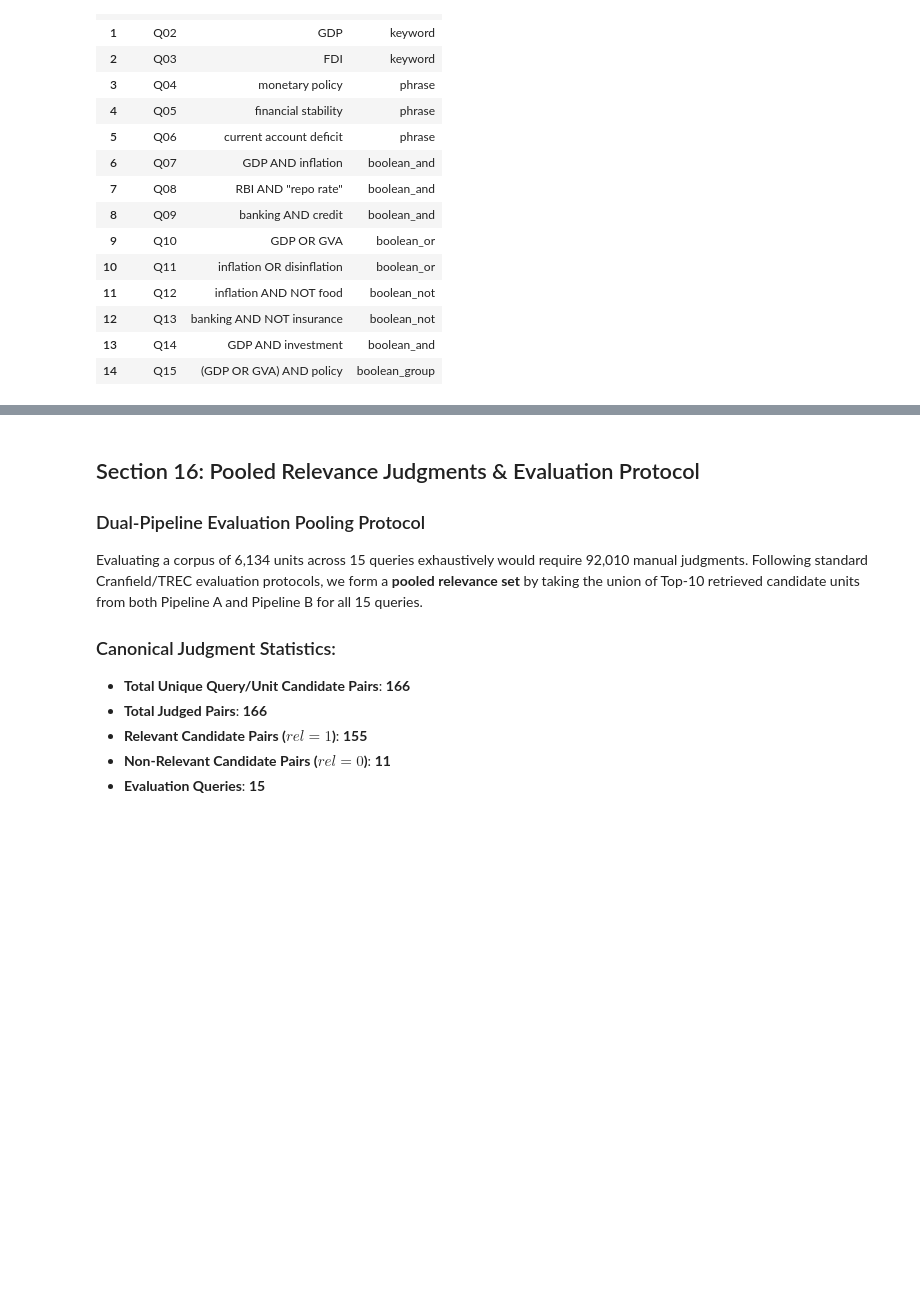
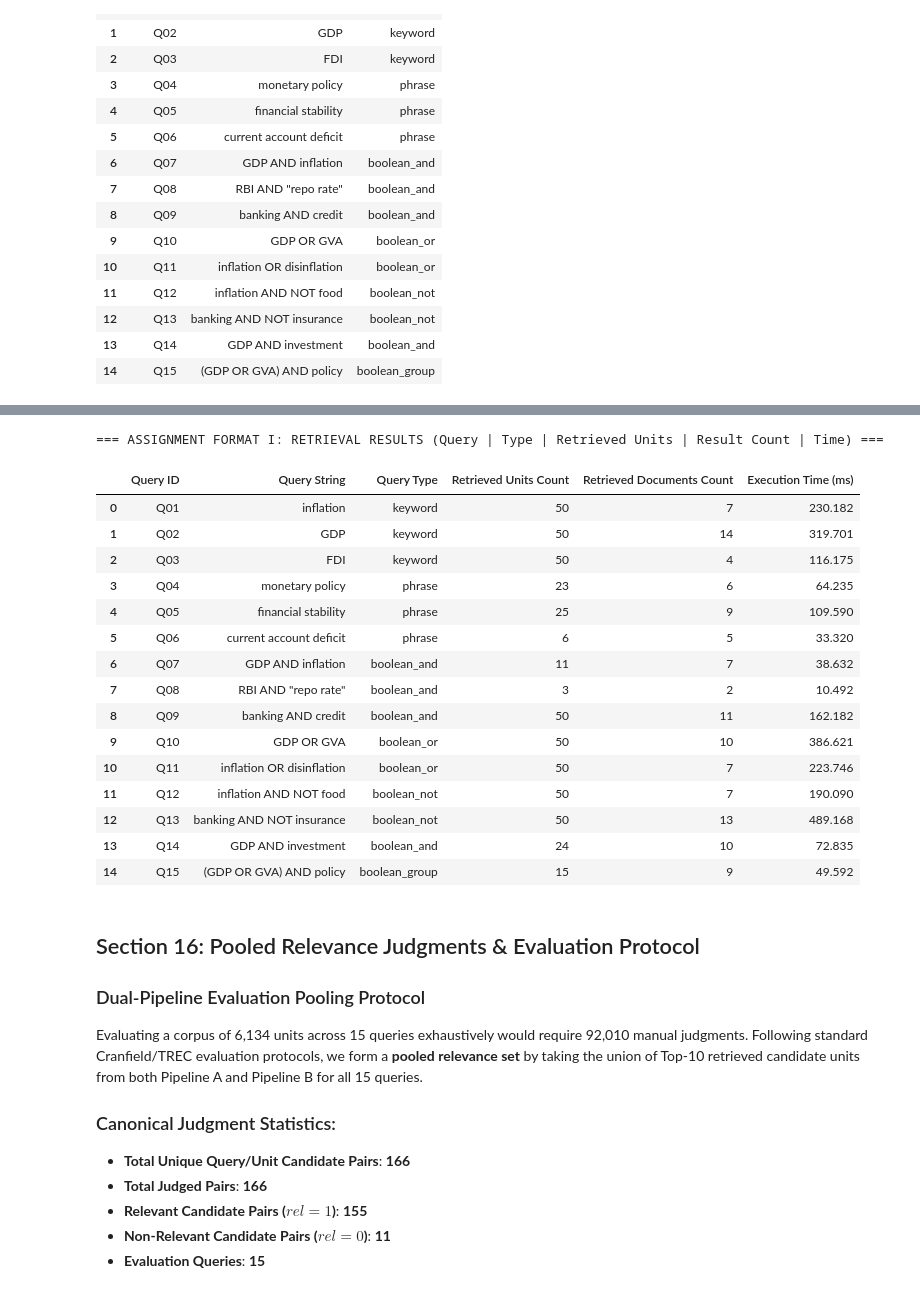
Before and after one commit to AyushKumar-alt/NLP_Finance, a Jupyter notebook: NLP_Domain_Text_Analysis/notebooks/NLP_Domain_Text_Analysis_Assessment.ipynb, the cells around one changed output, grey strips where cells are left out. Drawn from its saved outputs; the diff is of its cells as text; code cells hidden in the pictures; blank space fills up the shorter version.

```diff
--- a/NLP_Domain_Text_Analysis/notebooks/NLP_Domain_Text_Analysis_Assessment.ipynb
+++ b/NLP_Domain_Text_Analysis/notebooks/NLP_Domain_Text_Analysis_Assessment.ipynb
@@ -509,3 +644,38 @@ else:
+# %%
+# Assignment Format I: Retrieval Results (Query | Type | Retrieved Units | Result Count | Time)
+retrieval_summary_path = Path("results/phase3/retrieval_summary.csv")
+if retrieval_summary_path.exists():
+    df_ret_sum = pd.read_csv(retrieval_summary_path)
+    df_format_i = pd.DataFrame({
+        'Query ID': df_ret_sum['query_id'],
+        'Query String': df_ret_sum['query'],
+        'Query Type': df_ret_sum['query_type'],
+        'Retrieved Units Count': df_ret_sum['result_units'],
+        'Retrieved Documents Count': df_ret_sum['result_documents'],
+        'Execution Time (ms)': df_ret_sum['execution_time_ms']
+    })
+    print("=== ASSIGNMENT FORMAT I: RETRIEVAL RESULTS (Query | Type | Retrieved Units | Result Count | Time) ===")
+    display(df_format_i)
+else:
+    print("Loading Phase 3 summary fallback...")
+# %% [output]
+=== ASSIGNMENT FORMAT I: RETRIEVAL RESULTS (Query | Type | Retrieved Units | Result Count | Time) ===
+|  | Query ID | Query String | Query Type | Retrieved Units Count | Retrieved Documents Count | Execution Time (ms) |
+| 0 | Q01 | inflation | keyword | 50 | 7 | 230.182 |
+| 1 | Q02 | GDP | keyword | 50 | 14 | 319.701 |
+| 2 | Q03 | FDI | keyword | 50 | 4 | 116.175 |
+| 3 | Q04 | monetary policy | phrase | 23 | 6 | 64.235 |
+| 4 | Q05 | financial stability | phrase | 25 | 9 | 109.590 |
+| 5 | Q06 | current account deficit | phrase | 6 | 5 | 33.320 |
+| 6 | Q07 | GDP AND inflation | boolean_and | 11 | 7 | 38.632 |
+| 7 | Q08 | RBI AND "repo rate" | boolean_and | 3 | 2 | 10.492 |
+| 8 | Q09 | banking AND credit | boolean_and | 50 | 11 | 162.182 |
+| 9 | Q10 | GDP OR GVA | boolean_or | 50 | 10 | 386.621 |
+| 10 | Q11 | inflation OR disinflation | boolean_or | 50 | 7 | 223.746 |
+| 11 | Q12 | inflation AND NOT food | boolean_not | 50 | 7 | 190.090 |
+| 12 | Q13 | banking AND NOT insurance | boolean_not | 50 | 13 | 489.168 |
+| 13 | Q14 | GDP AND investment | boolean_and | 24 | 10 | 72.835 |
+| 14 | Q15 | (GDP OR GVA) AND policy | boolean_group | 15 | 9 | 49.592 |
 # %% [markdown]
 ## Section 16: Pooled Relevance Judgments & Evaluation Protocol
 
```
Also changed, not shown: parts of 34 cells of this notebook, 24 other files.
